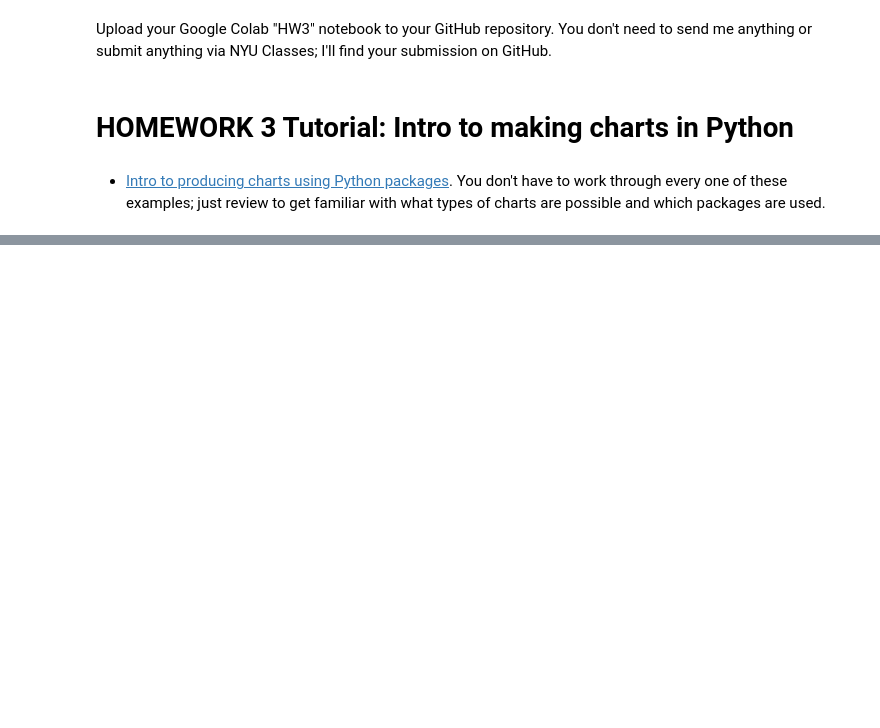
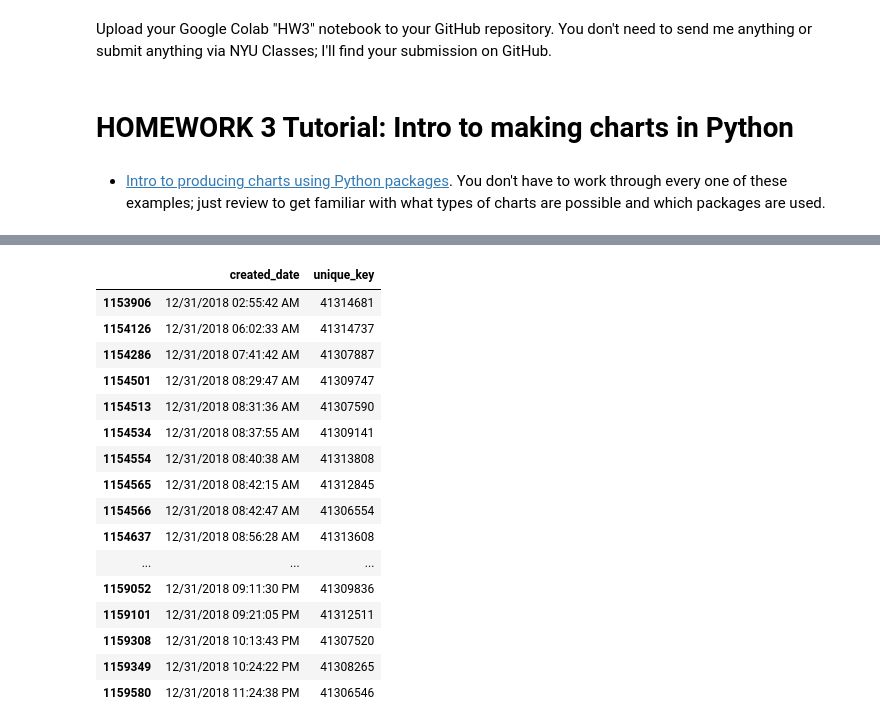
Before and after one commit to afeld/python-public-policy, a Jupyter notebook: lecture_2.ipynb, the cells around one changed output, grey strips where cells are left out. Saved outputs shown, nothing was run; the diff lists cells and outputs as text; code cells hidden in the pictures; blank space fills up the shorter version.

```diff
--- a/lecture_2.ipynb
+++ b/lecture_2.ipynb
@@ -421,0 +455,21 @@ Upload your Google Colab "HW3" notebook to your GitHub repository. You don't nee
+# %%
+# it's also possible to select the rows first then columns, but it's best practice to select columns first then rows
+df_filtered[df_filtered.created_date > '12/31'][['created_date','unique_key']]
+# %% [output]
+|  | created_date | unique_key |
+| 1153906 | 12/31/2018 02:55:42 AM | 41314681 |
+| 1154126 | 12/31/2018 06:02:33 AM | 41314737 |
+| 1154286 | 12/31/2018 07:41:42 AM | 41307887 |
+| 1154501 | 12/31/2018 08:29:47 AM | 41309747 |
+| 1154513 | 12/31/2018 08:31:36 AM | 41307590 |
+| 1154534 | 12/31/2018 08:37:55 AM | 41309141 |
+| 1154554 | 12/31/2018 08:40:38 AM | 41313808 |
+| 1154565 | 12/31/2018 08:42:15 AM | 41312845 |
+| 1154566 | 12/31/2018 08:42:47 AM | 41306554 |
+| 1154637 | 12/31/2018 08:56:28 AM | 41313608 |
+| ... | ... | ... |
+| 1159052 | 12/31/2018 09:11:30 PM | 41309836 |
+| 1159101 | 12/31/2018 09:21:05 PM | 41312511 |
+| 1159308 | 12/31/2018 10:13:43 PM | 41307520 |
+| 1159349 | 12/31/2018 10:24:22 PM | 41308265 |
+| 1159580 | 12/31/2018 11:24:38 PM | 41306546 |
```
Also changed, not shown: parts of 8 cells of this notebook.
